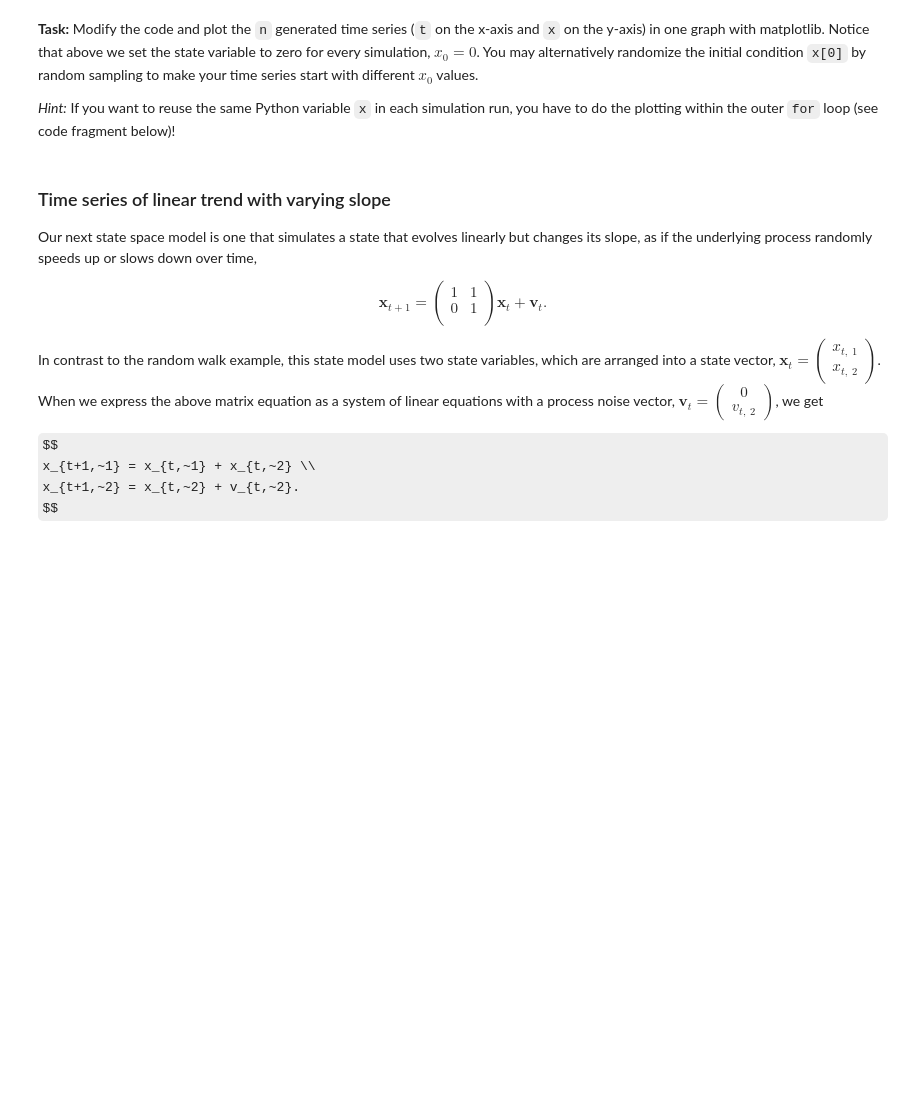
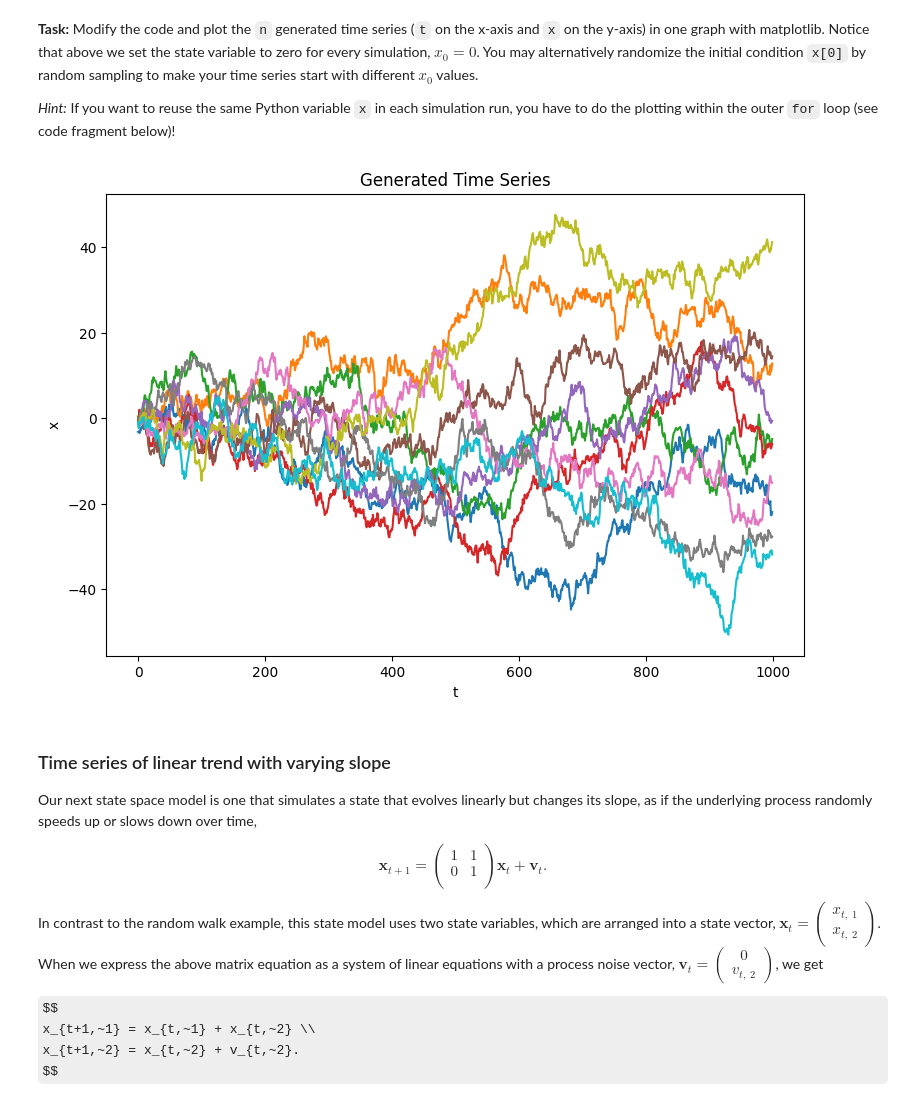
Before and after one commit to DanilGutak/Quantitative-analysis-of-time-series-and-population-data, a Jupyter notebook: exercise3.ipynb, the cells around one changed output. Cells and saved outputs as stored; diff of their text form; code cells hidden in the pictures; some formulas as TeX source; blank space fills up the shorter version.

```diff
--- a/exercise3.ipynb
+++ b/exercise3.ipynb
@@ -62,7 +75,7 @@ n = 10 # number of time series to generate
 steps = 1000 # number of steps per time series
 t = np.arange(steps) # series of time steps for plotting
 # create the numpy RNG object
-rng = random.default_rng()
+rng = random.default_rng(seed)
 # repeat for every time series
 for j in range(n):
     # initialize the state variable with zero for every time step
@@ -86,3 +91,23 @@ for j in range(n):
+# %%
+
+n = 10
+steps = 1000
+t = np.arange(steps)
+x = np.zeros(steps)
+
+fig, ax = plt.subplots()
+for j in range(n):
+    x[0] = rng.normal()
+    for i in range(1, steps):
+        x[i] = x[i-1] + rng.normal()
+    ax.plot(t, x)
+
+plt.xlabel('t')
+plt.ylabel('x')
+plt.title('Generated Time Series')
+plt.show()
+# %% [output]
+[figure, added]
 # %% [markdown]
 ### Time series of linear trend with varying slope
 
```
Also changed, not shown: parts of 16 cells of this notebook, 3 other files.
